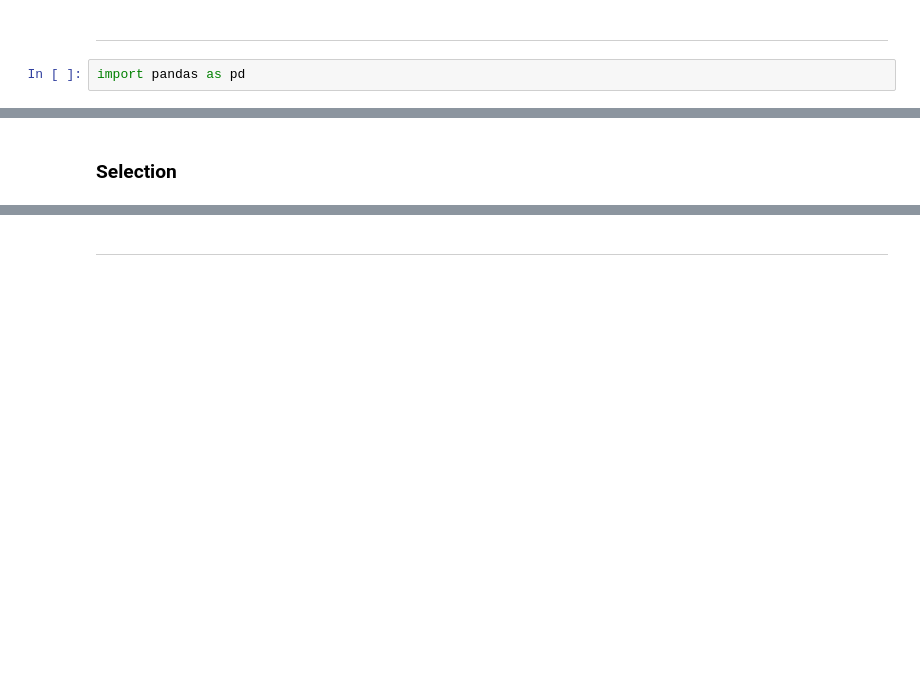
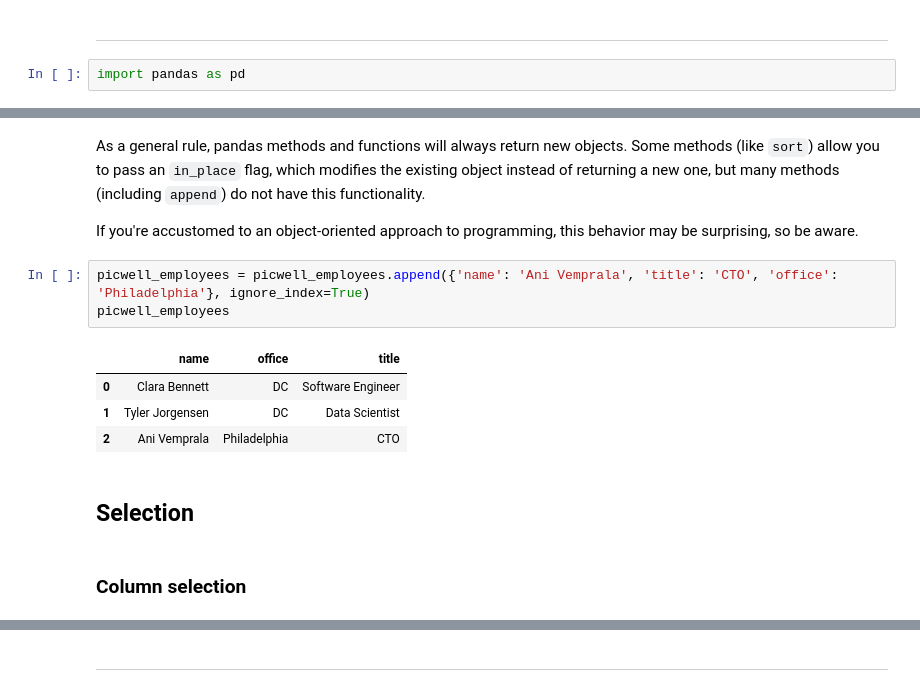
Before and after one commit to jackiekazil/intro_pandas, a Jupyter notebook: pandas_tutorial.ipynb, the cells around one changed output, grey strips where cells are left out. Drawn from its saved outputs; the diff is of its cells as text; blank space fills up the shorter version.

```diff
--- a/pandas_tutorial.ipynb
+++ b/pandas_tutorial.ipynb
@@ -14,2 +72,16 @@ titanic = pd.read_csv('data/titanic.csv')
+# %% [markdown]
+As a general rule, pandas methods and functions will always return new objects. Some methods (like `sort`) allow you to pass an `in_place` flag, which modifies the existing object instead of returning a new one, but many methods (including `append`) do not have this functionality.
+
+If you're accustomed to an object-oriented approach to programming, this behavior may be surprising, so be aware.
+# %%
+picwell_employees = picwell_employees.append({'name': 'Ani Vemprala', 'title': 'CTO', 'office': 'Philadelphia'}, ignore_index=True)
+picwell_employees
+# %% [output]
+|  | name | office | title |
+| 0 | Clara Bennett | DC | Software Engineer |
+| 1 | Tyler Jorgensen | DC | Data Scientist |
+| 2 | Ani Vemprala | Philadelphia | CTO |
 # %% [markdown]
-### Selection
+## Selection
+# %% [markdown]
+### Column selection
```
Also changed, not shown: parts of 35 cells of this notebook.
